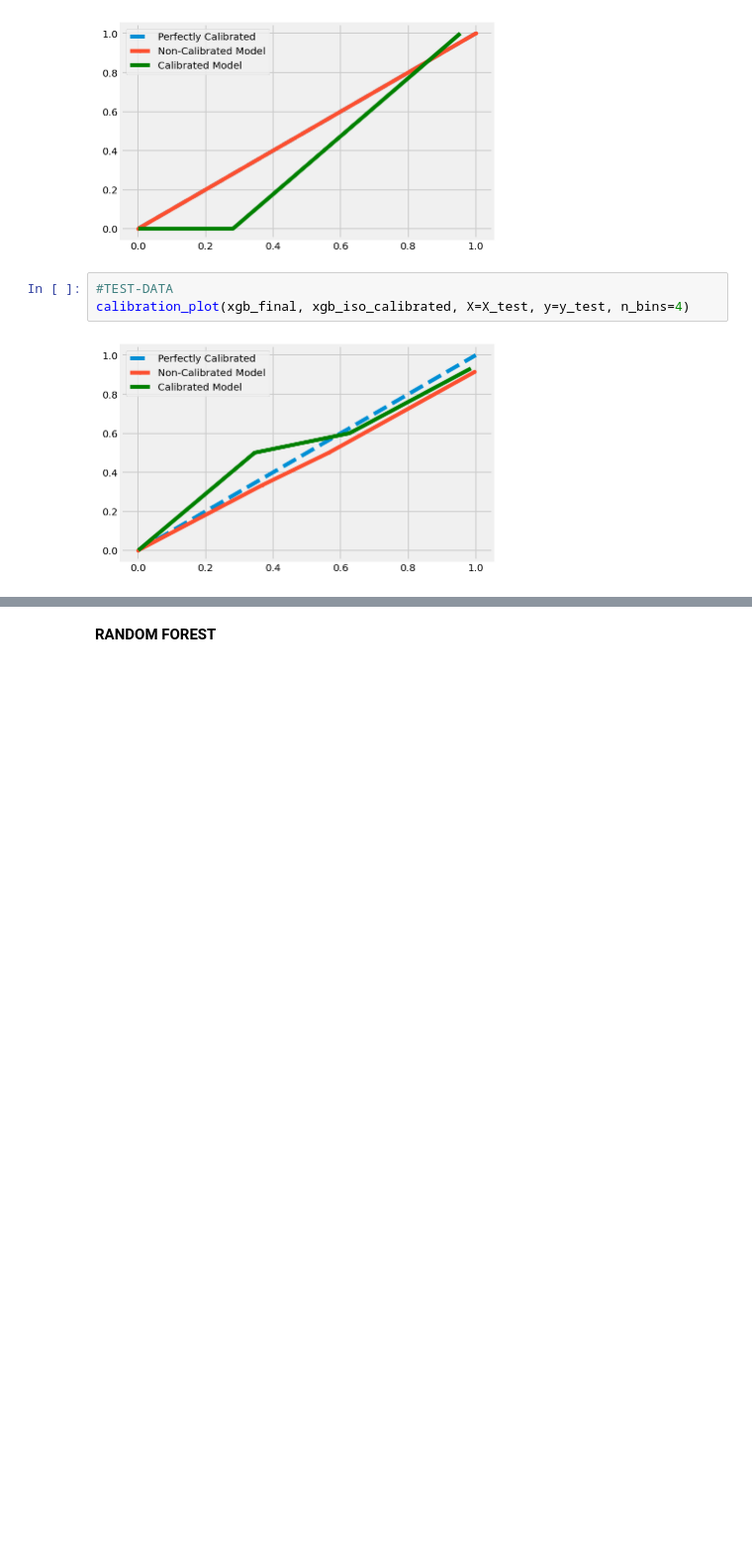
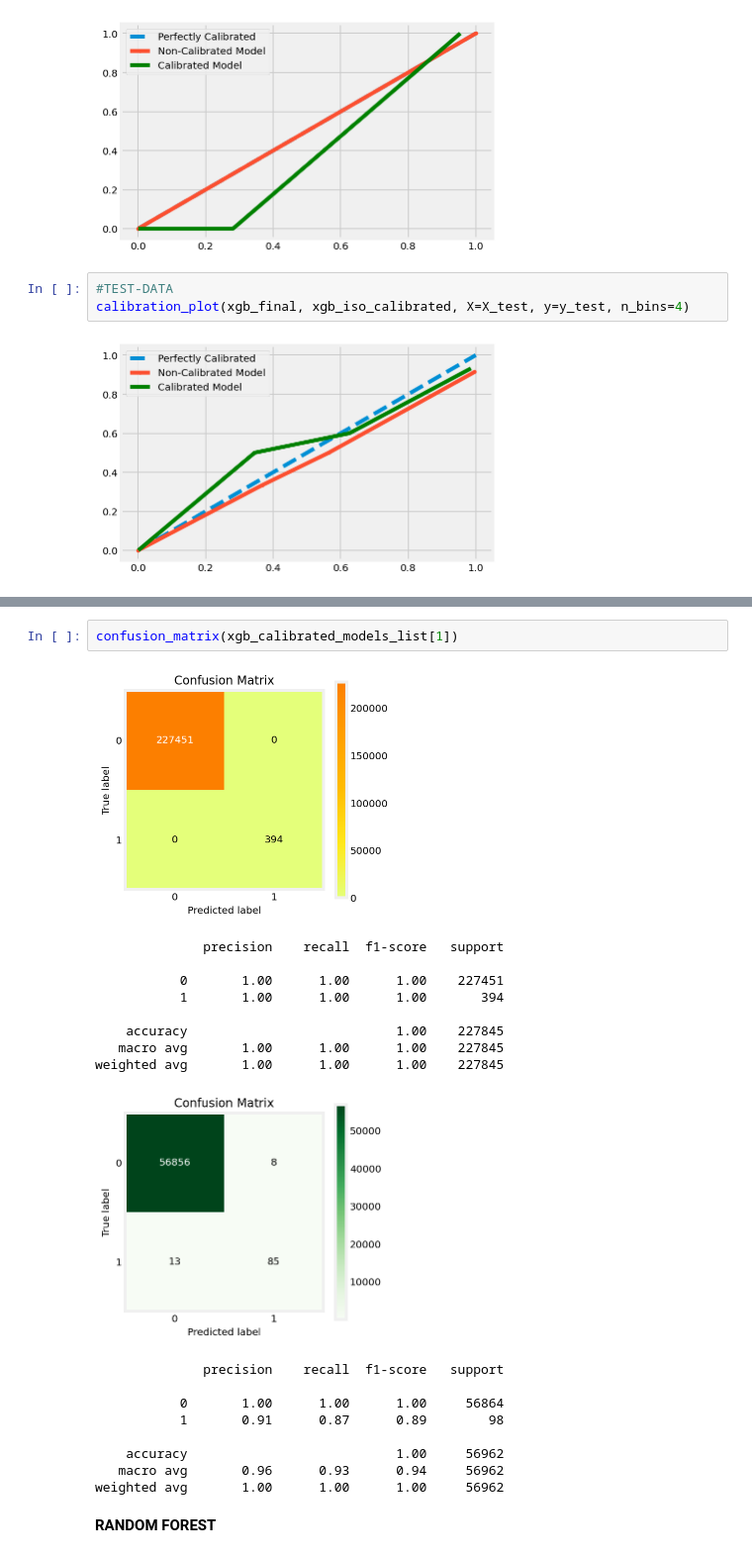
Before and after one commit to AdamPengilly/Project_notebooks, a Jupyter notebook: fraud_detection.ipynb, the cells around one changed output, grey strips where cells are left out. Shown at 99% size. Drawn from its saved outputs; the diff is of its cells as text; blank space fills up the shorter version.

```diff
--- a/fraud_detection.ipynb
+++ b/fraud_detection.ipynb
@@ -1310,2 +1304,23 @@ Pipeline(memory=Memory(location=/Users/adampengilly/Desktop/Projects/Fraud_Detec
+# %%
+confusion_matrix(xgb_calibrated_models_list[1])
+# %% [output]
+[figure, added]
+              precision    recall  f1-score   support
+
+           0       1.00      1.00      1.00    227451
+           1       1.00      1.00      1.00       394
+
+    accuracy                           1.00    227845
+   macro avg       1.00      1.00      1.00    227845
+weighted avg       1.00      1.00      1.00    227845
+[figure, added]
+              precision    recall  f1-score   support
+
+           0       1.00      1.00      1.00     56864
+           1       0.91      0.87      0.89        98
+
+    accuracy                           1.00     56962
+   macro avg       0.96      0.93      0.94     56962
+weighted avg       1.00      1.00      1.00     56962
 # %% [markdown]
 **RANDOM FOREST**
```
Also changed, not shown: parts of 26 cells of this notebook.
